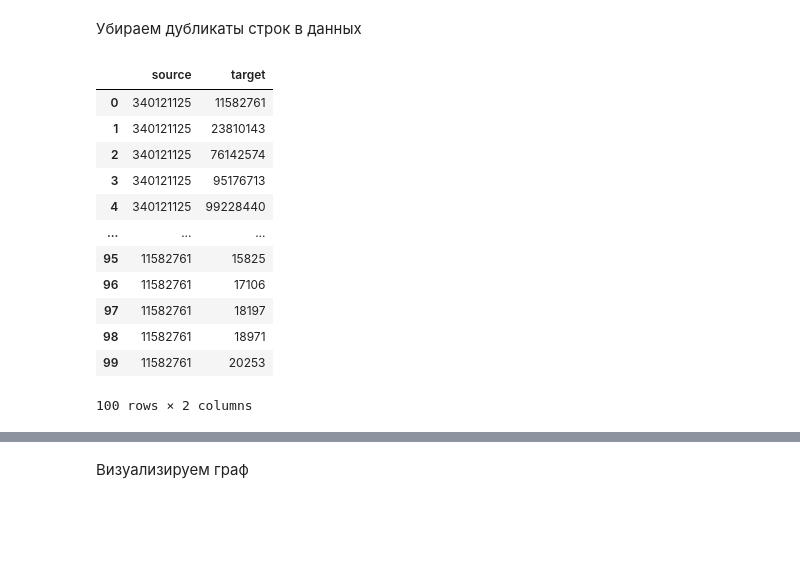
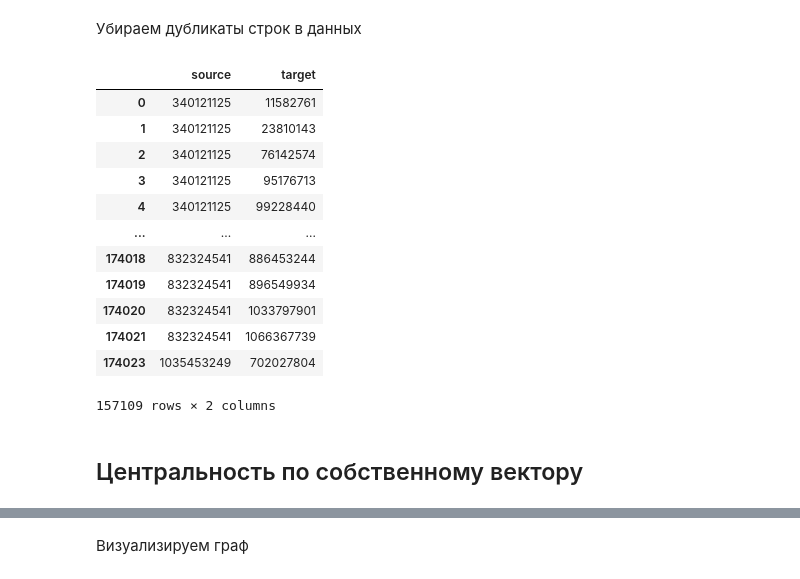
Before and after one commit to yakshnkoooo/AI_labs_Yakushenko_BSMO-11-25, a Jupyter notebook: VK friends Якушенко.ipynb, the cells around one changed output, grey strips where cells are left out. Cells and saved outputs as stored; diff of their text form; code cells hidden in the pictures; blank space fills up the shorter version.

```diff
--- a/VK friends Якушенко.ipynb
+++ b/VK friends Якушенко.ipynb
@@ -43,25 +46,26 @@ data
 # %%
 # Создаем столбец с отсортированными парами для идентификации дубликатов
 data['sorted_pair'] = data.apply(lambda row: ','.join(sorted([str(row['source']), str(row['target'])])), axis=1)
 
 # Удаляем дубликаты по отсортированным парам, сохраняя первую встреченную строку
 data = data.drop_duplicates(subset=['sorted_pair'])
 
 # Удаляем временный столбец
 data = data.drop('sorted_pair', axis=1)
-data = data[:100]
 data
 # %% [output]
 |  | source | target |
 | 0 | 340121125 | 11582761 |
 | 1 | 340121125 | 23810143 |
 | 2 | 340121125 | 76142574 |
 | 3 | 340121125 | 95176713 |
 | 4 | 340121125 | 99228440 |
 | ... | ... | ... |
-| 95 | 11582761 | 15825 |
-| 96 | 11582761 | 17106 |
-| 97 | 11582761 | 18197 |
-| 98 | 11582761 | 18971 |
-| 99 | 11582761 | 20253 |
+| 174018 | 832324541 | 886453244 |
+| 174019 | 832324541 | 896549934 |
+| 174020 | 832324541 | 1033797901 |
+| 174021 | 832324541 | 1066367739 |
+| 174023 | 1035453249 | 702027804 |
-100 rows × 2 columns
+157109 rows × 2 columns
+# %% [markdown]
+## Центральность по собственному вектору
```
Also changed, not shown: parts of 45 cells of this notebook.
